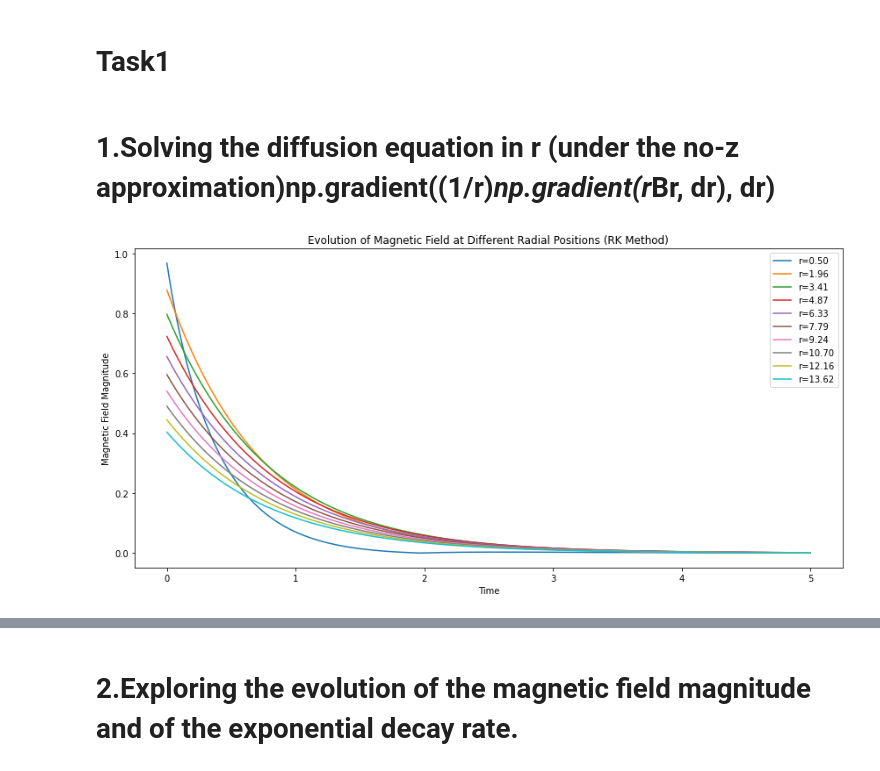
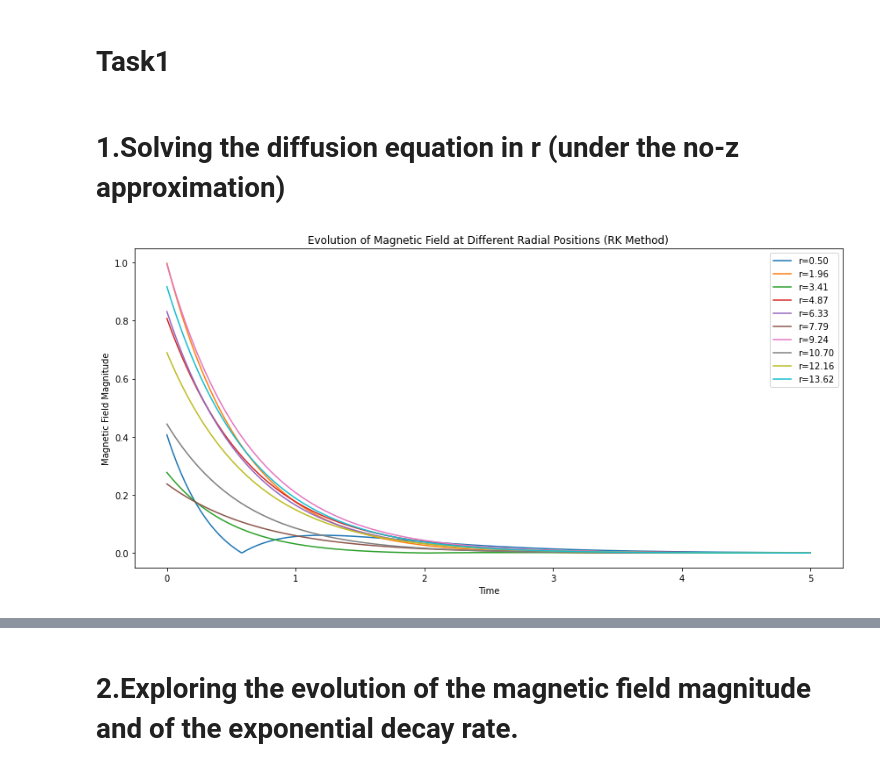
Before and after one commit to Ritabik/Galactic_Dynamo, a Jupyter notebook: Galactic_dynamo.ipynb, the cells around one changed output, grey strips where cells are left out. Cells and saved outputs as stored; diff of their text form; code cells hidden in the pictures.

```diff
--- a/Galactic_dynamo.ipynb
+++ b/Galactic_dynamo.ipynb
@@ -1,7 +1,7 @@
 # %% [markdown]
 # Task1
 # %% [markdown]
-# 1.Solving the diffusion equation in r (under the no-z approximation)np.gradient((1/r)*np.gradient(r*Br, dr), dr)
+# 1.Solving the diffusion equation in r (under the no-z approximation)
 # %%
 import numpy as np
 import matplotlib.pyplot as plt
@@ -21,37 +21,37 @@ dt = T / Nt
 h=1
 # Initialize magnetic field B (considering only the radial component) with a larger seed field
 R = np.linspace(0.5, R_max, Nr)
-#Br = np.sin((4 * np.pi * R)/R_max)
-Br = np.exp(-R/R_max)
+Br = np.sin((4 * np.pi * R)/R_max)
+#Br = np.exp(-R/R_max)
 #Br = np.random.rand(Nr)
 # Function to compute the radial Laplacian of B
 def compute_laplacian(R,Br):
     return np.gradient((1/R)*np.gradient(R*Br, dr), dr) - ((np.pi)**2)*Br/(4*h**2)
 
 # Runge-Kutta method for solving the diffusion equation
 def runge_kutta_step(R,Br, dt):
     k1 = dt * eta_t * compute_laplacian(R,Br)
     k2 = dt * eta_t * compute_laplacian(R + 0.5*k1,Br + 0.5 * k1)
     k3 = dt * eta_t * compute_laplacian(R + 0.5*k2,Br + 0.5 * k2)
     k4 = dt * eta_t * compute_laplacian(R + k3,Br + k3)
     return Br + (k1 + 2 * k2 + 2 * k3 + k4) / 6
 
 # Store the evolution of magnetic field at different radial positions
 evolution_at_r = np.zeros((Nt + 1, Nr))
 
 # Time-stepping scheme using Runge-Kutta
 for t in range(Nt + 1):
     evolution_at_r[t, :] = np.copy(Br)
     Br = runge_kutta_step(R,Br, dt)
 
 # Plot the evolution of magnetic field at different radial positions over time
 plt.figure(figsize=(12, 6))
 plt.plot(np.linspace(0, T, Nt + 1),np.abs(evolution_at_r[:, ::Nr//10]))
 plt.xlabel('Time')
 plt.ylabel('Magnetic Field Magnitude')
 plt.title('Evolution of Magnetic Field at Different Radial Positions (RK Method)')
 plt.legend([f'r={R[i]:.2f}' for i in range(0, Nr, Nr//10)])
 plt.tight_layout()
 plt.show()
 # %% [output]
-[figure, old version]
+[figure, new version]
```
Also changed, not shown: parts of 2 cells of this notebook, 1 other file.
